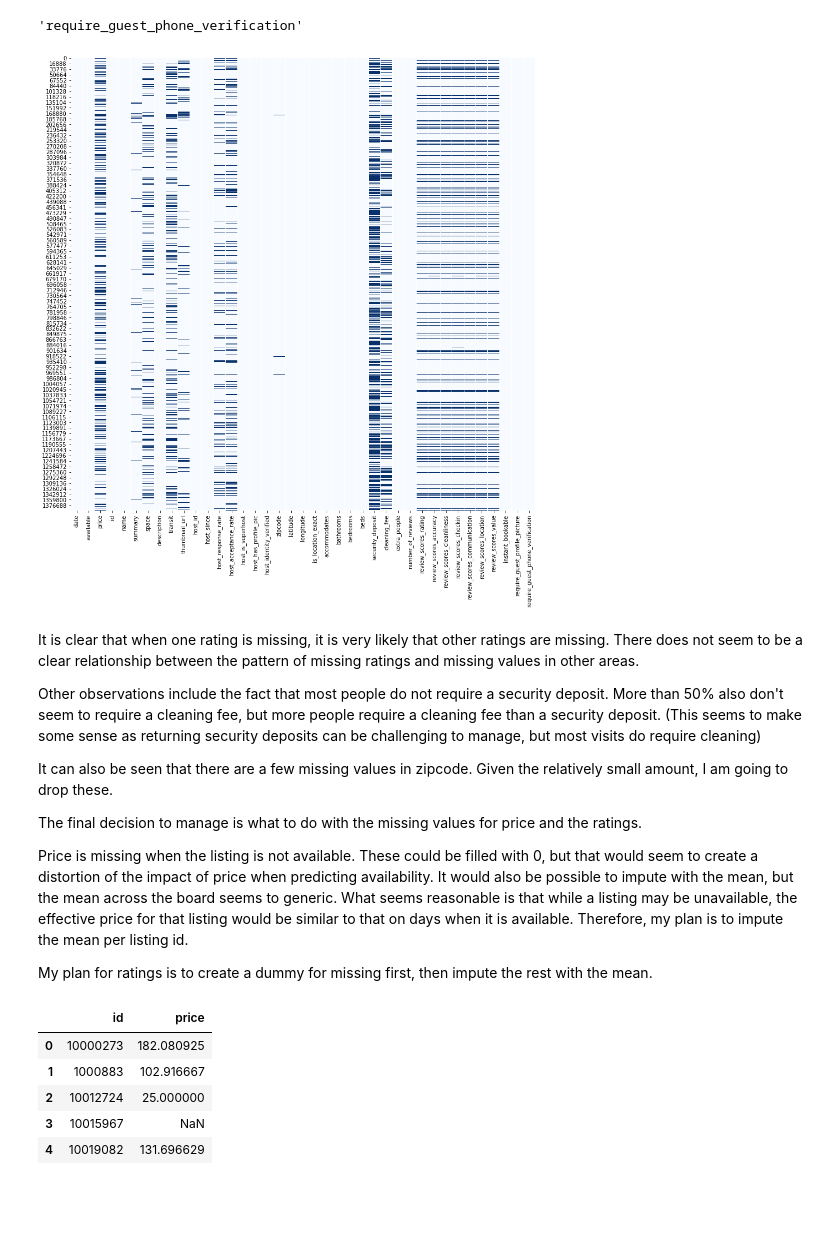
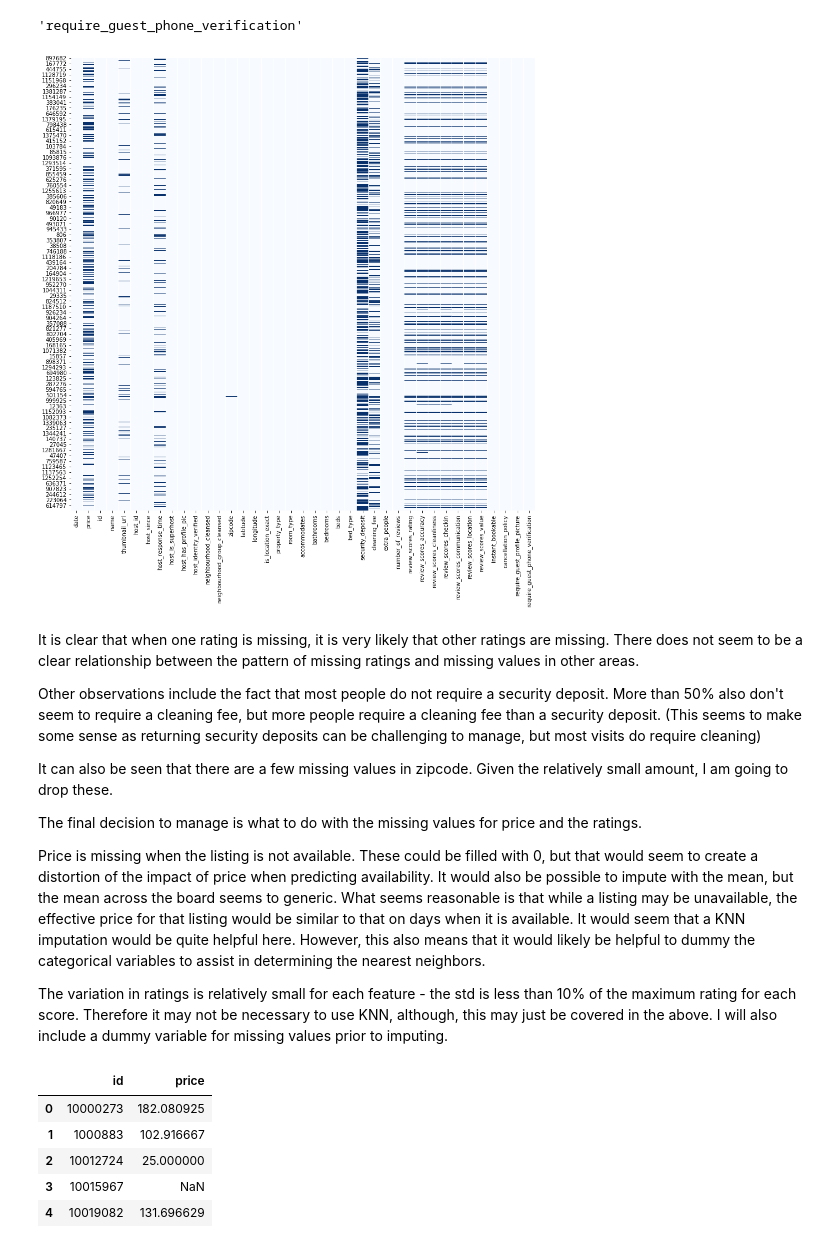
Before and after one commit to rebeccaebarnes/DSND-Project-4, a Jupyter notebook: seattle_airbnb_exploration.ipynb, the cells around one changed output. Drawn from its saved outputs; the diff is of its cells as text; code cells hidden in the pictures; blank space fills up the shorter version.

```diff
--- a/seattle_airbnb_exploration.ipynb
+++ b/seattle_airbnb_exploration.ipynb
@@ -965,11 +967,7 @@ num_cols = ['host_response_rate', 'security_deposit', 'cleaning_fee',
 
 # Make the replacements
 for col in num_cols:
-    df_str_bool_flt.loc[:, col] = df_str_bool_flt[col].str.strip('%$')
-    df_str_bool_flt.loc[:, col] = df_str_bool_flt[col].str.replace(',', '')
-
-# Convert to float
-df_str_bool_flt.loc[:, num_cols] = df_str_bool_flt[num_cols].astype(float)
+    df_str_bool_flt.loc[:, col] = df_str_bool_flt[col].str.strip('%$').str.replace(",", "").astype(float)
 # %%
 # Test: Confirm more float columns
 assert (df_str_bool_flt.dtypes == 'float64').sum() \
@@ -1032,8 +1030,7 @@ Name: amenities, dtype: int64
 df_clean_amen = df_dtypes.copy()
 # %%
 # Clean text
-df_clean_amen.amenities = df_clean_amen.amenities.str.strip('{}')
-df_clean_amen.amenities = df_clean_amen.amenities.str.replace('"', '')
+df_clean_amen.amenities = df_clean_amen.amenities.str.strip('{}').str.replace('"', '')
 
 # Extract unique values
 df_amenities = df_clean_amen.amenities.str.split(',', expand=True)
@@ -1112,0 +1115,7 @@ This concludes the data cleaning. It is now time to move on to feature engineeri
+# %%
+# Split into signals and response
+y = df_clean['available'].copy()
+X = df_clean.drop('available', axis=1)
+
+# Explore balance of response
+y.hist();
@@ -1112,0 +1128,6 @@ This concludes the data cleaning. It is now time to move on to feature engineeri
+# %%
+# Implement train-test split with 10% as test
+X_train, X_test, y_train, y_test = train_test_split(X, y, test_size=0.1, random_state=42, stratify=y)
+
+# Implement train-validation split with 20% as validation
+X_train, X_valid, y_train, y_valid = train_test_split(X_train, y_train, test_size=0.2, random_state=42, stratify=y_train)
@@ -1161,11 +1398,12 @@ df_clean.columns[-(len(amenities))]
 # %% [output]
 'require_guest_phone_verification'
 # %%
+# Plot pattern of missing values - dark blue are missing
 plt.figure(figsize=(15,15))
-sns.heatmap(df_cat_dummies.loc[:, :'require_guest_phone_verification'].isna(),\
-            cmap='Blues', cbar=False); # Missing values are dark blue
+sns.heatmap(X_train.loc[:, :'require_guest_phone_verification'].isna(),\
+            cmap='Blues', cbar=False);
 # %% [output]
-[figure, old version]
+[figure, new version]
 # %% [markdown]
 It is clear that when one rating is missing, it is very likely that other ratings are missing. There does not seem to be a clear relationship between the pattern of missing ratings and missing values in other areas.
 
@@ -1175,6 +1413,6 @@ It can also be seen that there are a few missing values in zipcode. Given the re
 
 The final decision to manage is what to do with the missing values for price and the ratings.
 
-Price is missing when the listing is not available. These could be filled with 0, but that would seem to create a distortion of the impact of price when predicting availability. It would also be possible to impute with the mean, but the mean across the board seems to generic. What seems reasonable is that while a listing may be unavailable, the effective price for that listing would be similar to that on days when it is available. Therefore, my plan is to impute the mean per listing id.
+Price is missing when the listing is not available. These could be filled with 0, but that would seem to create a distortion of the impact of price when predicting availability. It would also be possible to impute with the mean, but the mean across the board seems to generic. What seems reasonable is that while a listing may be unavailable, the effective price for that listing would be similar to that on days when it is available. It would seem that a KNN imputation would be quite helpful here. However, this also means that it would likely be helpful to dummy the categorical variables to assist in determining the nearest neighbors.
 
-My plan for ratings is to create a dummy for missing first, then impute the rest with the mean.
+The variation in ratings is relatively small for each feature - the std is less than 10% of the maximum rating for each score. Therefore it may not be necessary to use KNN, although, this may just be covered in the above. I will also include a dummy variable for missing values prior to imputing.
```
Also changed, not shown: parts of 35 cells of this notebook.
